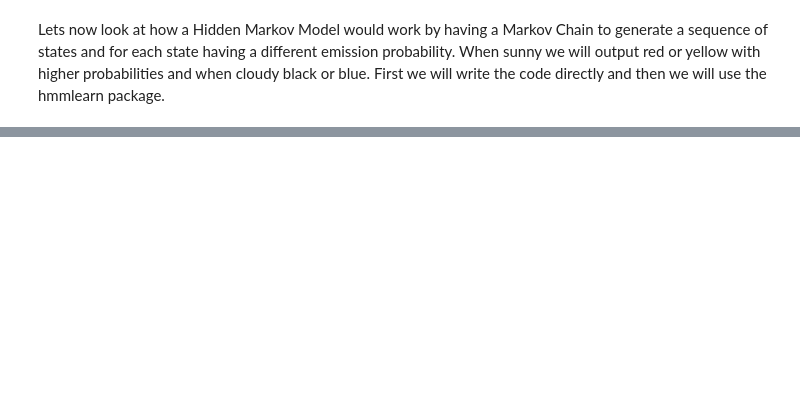
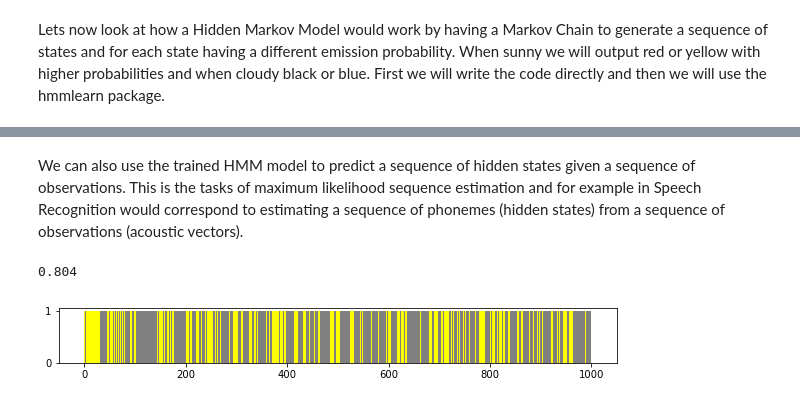
Before and after one commit to davidsjohnson/SENG474, a Jupyter notebook: Markov Chains and Hidden Markov Models.ipynb, the cells around one changed output, grey strips where cells are left out. Cells and saved outputs as stored; diff of their text form; code cells hidden in the pictures; blank space fills up the shorter version.

```diff
--- a/Markov Chains and Hidden Markov Models.ipynb
+++ b/Markov Chains and Hidden Markov Models.ipynb
@@ -191,0 +255,14 @@ plot_weather_samples(samples, state2color)
+# %% [markdown]
+We can also use the trained HMM model to predict a sequence of hidden states given a sequence of observations. This is the tasks of maximum likelihood sequence estimation and for example in Speech Recognition would correspond to estimating a sequence of phonemes (hidden states) from a sequence of observations (acoustic vectors).
+# %%
+Z2 = estimated_model.predict(X)
+state2color = {}
+state2color[0] = 'yellow'
+state2color[1] = 'grey'
+plot_weather_samples(Z, state2color)
+
+from sklearn.metrics import accuracy_score
+print (accuracy_score(Z, Z2))
+# %% [output]
+0.804
+[figure, added]
```
Also changed, not shown: parts of 9 cells of this notebook, 2 other files.
